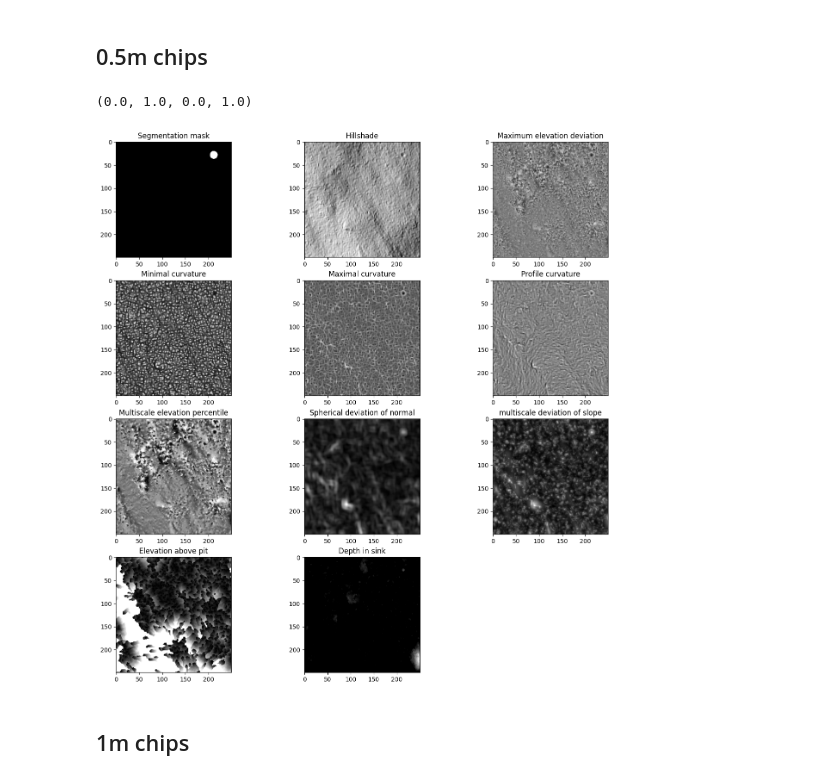
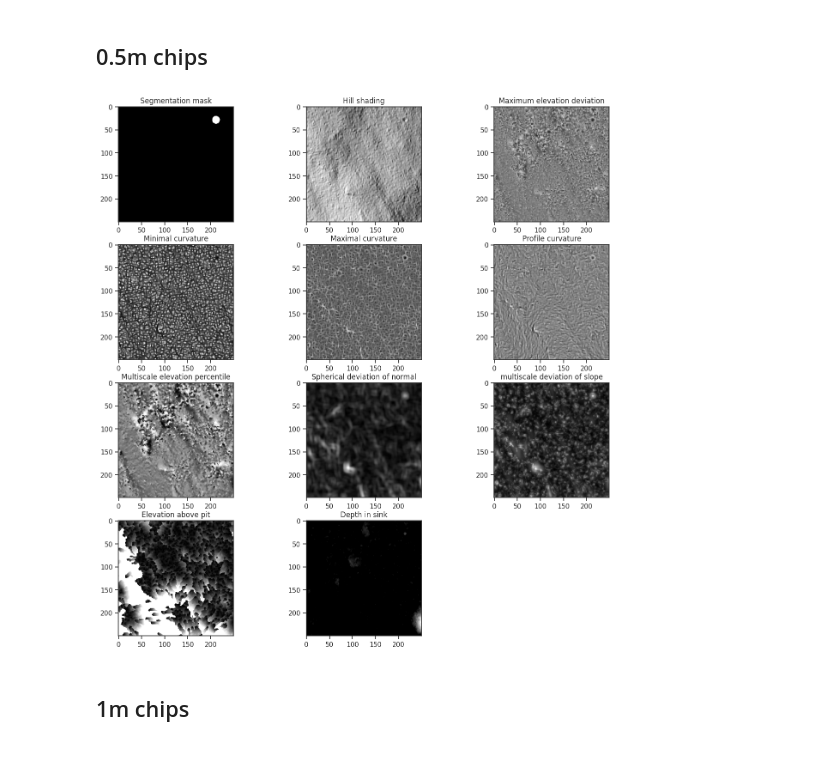
Before and after one commit to williamlidberg/Detection-of-hunting-pits-using-airborne-laser-scanning-and-deep-learning, a Jupyter notebook: notebooks/Monitor training.ipynb, the cells around one changed output. Drawn from its saved outputs; the diff is of its cells as text; code cells hidden in the pictures.

```diff
--- a/notebooks/Monitor training.ipynb
+++ b/notebooks/Monitor training.ipynb
@@ -28,37 +28,36 @@ depthinsink = glob.glob('/workspace//data/final_data_05m/training/depthinsink/*.
 
 i = 16
 
 f, axarr = plt.subplots(4,3)
 axarr[0,0].set_title("Segmentation mask")
 axarr[0,0].imshow(tifffile.imread(labels[i]),cmap='gray')
-axarr[0,1].set_title("Hillshade")
+axarr[0,1].set_title("Hill shading")
 axarr[0,1].imshow(tifffile.imread(hillshade[i]), cmap='gray')
 axarr[0,2].set_title("Maximum elevation deviation")
 axarr[0,2].imshow(tifffile.imread(maxelevationdeviation[i]), cmap='gray')
 
 axarr[1,0].set_title("Minimal curvature")
 axarr[1,0].imshow(tifffile.imread(minimal_curvature[i]), cmap='gray')
 axarr[1,1].set_title("Maximal curvature")
 axarr[1,1].imshow(tifffile.imread(maximal_curvature[i]), cmap='gray')
 axarr[1,2].set_title("Profile curvature")
 axarr[1,2].imshow(tifffile.imread(profile_curvature[i]), cmap='gray')
 
 axarr[2,0].set_title("Multiscale elevation percentile")
 axarr[2,0].imshow(tifffile.imread(multiscaleelevationpercentile[i]), cmap='gray')
 axarr[2,1].set_title("Spherical deviation of normal")
 axarr[2,1].imshow(tifffile.imread(stdon[i]), cmap='gray')
 axarr[2,2].set_title("multiscale deviation of slope")
 axarr[2,2].imshow(tifffile.imread(multiscale_stdon[i]), cmap='gray')
 
 axarr[3,0].set_title("Elevation above pit")
 axarr[3,0].imshow(tifffile.imread(elevation_above_pit[i]), cmap='gray')
 axarr[3,1].set_title("Depth in sink")
 axarr[3,1].imshow(tifffile.imread(depthinsink[i]), cmap='gray')
 plt.axis('off')
-#plt.savefig('C:/william/writing/Trapping_pits/images/chips'+".png",dpi=(400), bbox_inches='tight')
+plt.savefig('/workspace/data/plots/figure2'+".png",dpi=(400), bbox_inches='tight')
 # %% [output]
-(0.0, 1.0, 0.0, 1.0)
-[figure, old version]
+[figure, new version]
 # %% [markdown]
 ## 1m chips
 # %%
```
Also changed, not shown: parts of 10 cells of this notebook, 5 other files.
